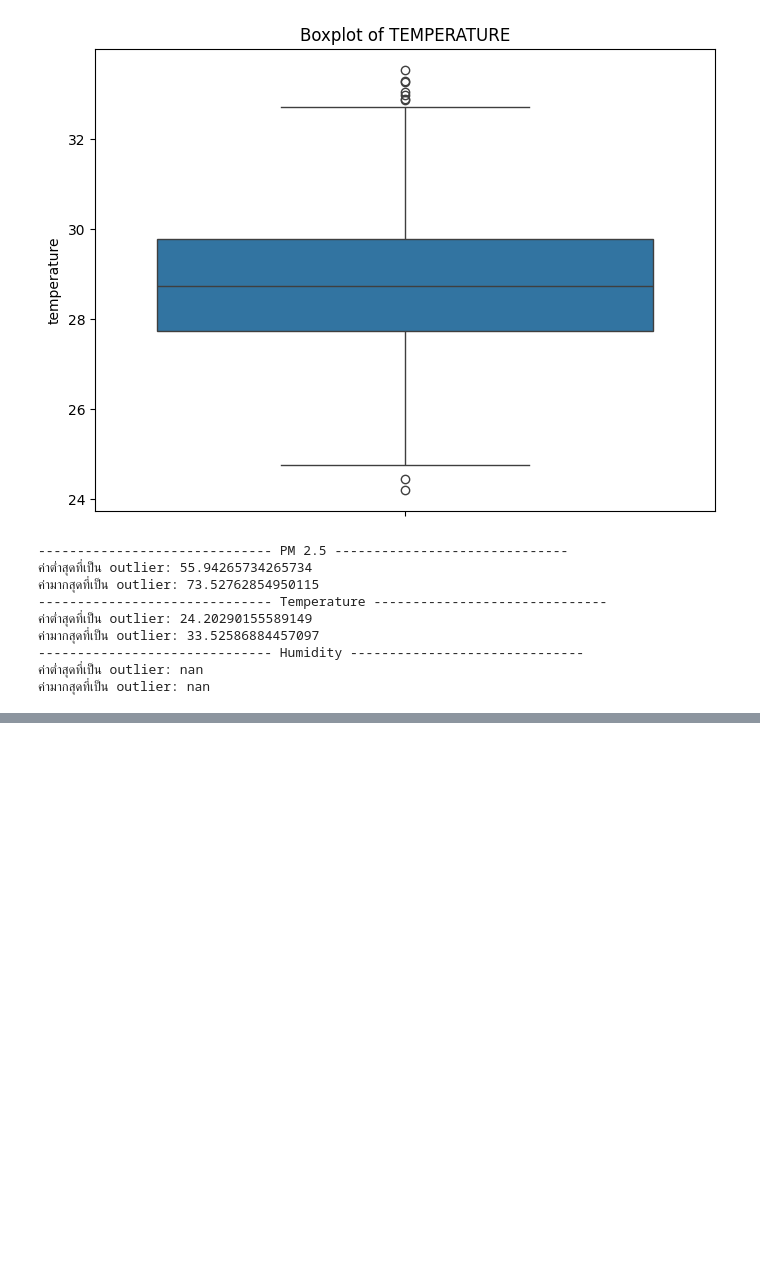
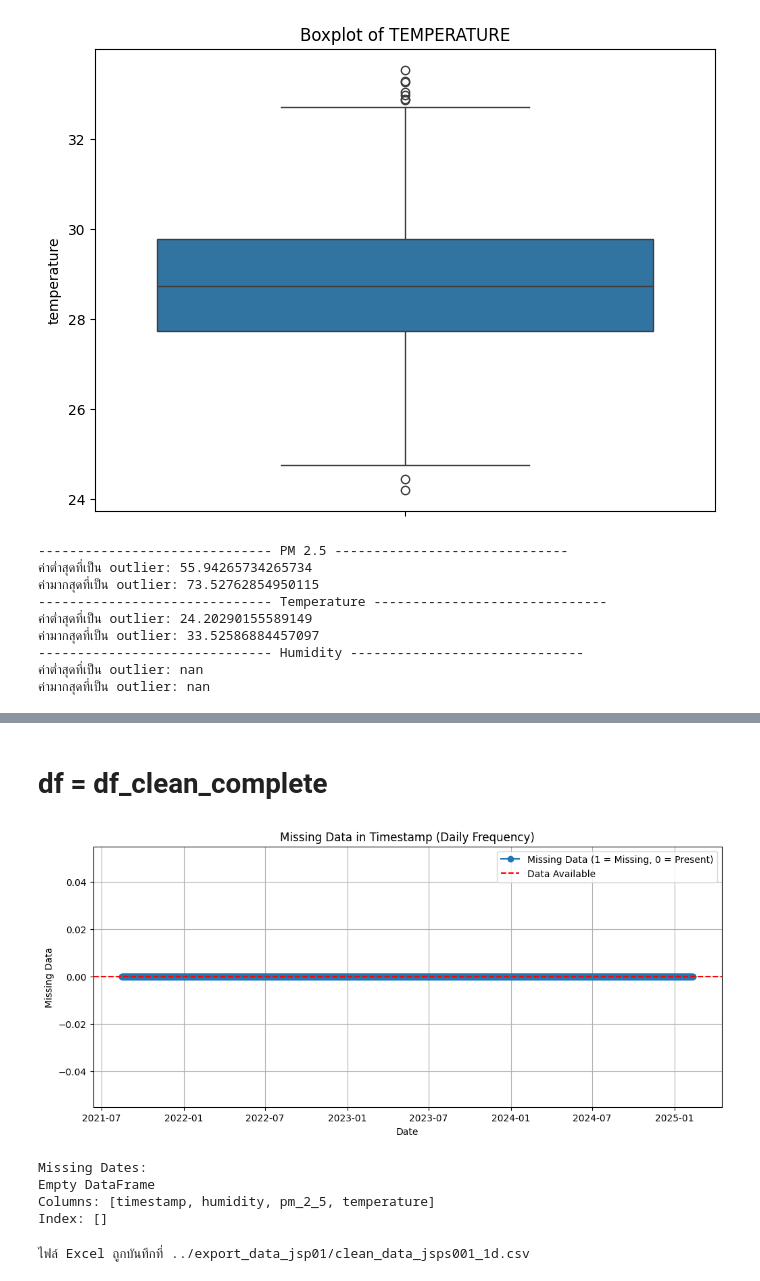
Before and after one commit to Anandaa69/PM2.5_Pycaret, a Jupyter notebook: Surat/clean_process/clean_jsp01.ipynb, the cells around one changed output, grey strips where cells are left out. Drawn from its saved outputs; the diff is of its cells as text; code cells hidden in the pictures; blank space fills up the shorter version.

```diff
--- a/Surat/clean_process/clean_jsp01.ipynb
+++ b/Surat/clean_process/clean_jsp01.ipynb
@@ -114,0 +195,42 @@ print(f"ค่ามากสุดที่เป็น outlier: {max_outlier_h
+# %% [markdown]
+# df = df_clean_complete
+# %%
+# เลือกเฉพาะคอลัมน์ที่เป็นตัวเลข
+numeric_cols = df_clean.select_dtypes(include=['number']).columns
+
+# สร้างช่วงเวลาแบบรายวัน (ใช้เฉพาะคอลัมน์ตัวเลข)
+df_resampled = df_clean[numeric_cols].set_index(df_clean.index).resample('D').mean().reset_index()
+
+# คำนวณช่วงเวลาที่ขาดหาย (ต่างกันเกินปกติ)
+missing_dates = df_resampled[df_resampled.isnull().any(axis=1)]
+
+# พล็อตกราฟเพื่อดูว่ามีข้อมูลวันไหนที่ขาดหาย
+plt.figure(figsize=(12, 5))
+plt.plot(df_resampled['timestamp'], df_resampled.isnull().any(axis=1), marker='o', linestyle='-', label="Missing Data (1 = Missing, 0 = Present)")
+plt.axhline(0, color='r', linestyle='--', label="Data Available")
+plt.xlabel("Date")
+plt.ylabel("Missing Data")
+plt.title("Missing Data in Timestamp (Daily Frequency)")
+plt.legend()
+plt.grid()
+plt.show()
+
+# แสดงข้อมูลวันที่ขาดหาย
+print("Missing Dates:")
+print(missing_dates)
+# %% [output]
+[figure, added]
+Missing Dates:
+Empty DataFrame
+Columns: [timestamp, humidity, pm_2_5, temperature]
+Index: []
+# %%
+# กำหนดชื่อไฟล์ที่ต้องการบันทึก
+filename = '../export_data_jsp01/clean_data_jsps001_1d.csv'
+
+# บันทึก DataFrame เป็นไฟล์ Excel
+df_clean.to_csv(filename, index=True)  # ตั้ง index=True เพื่อให้ timestamp อยู่ในไฟล์
+
+print(f"ไฟล์ Excel ถูกบันทึกที่ {filename}")
+# %% [output]
+ไฟล์ Excel ถูกบันทึกที่ ../export_data_jsp01/clean_data_jsps001_1d.csv
```
Also changed, not shown: parts of 4 cells of this notebook, 5 other files.
